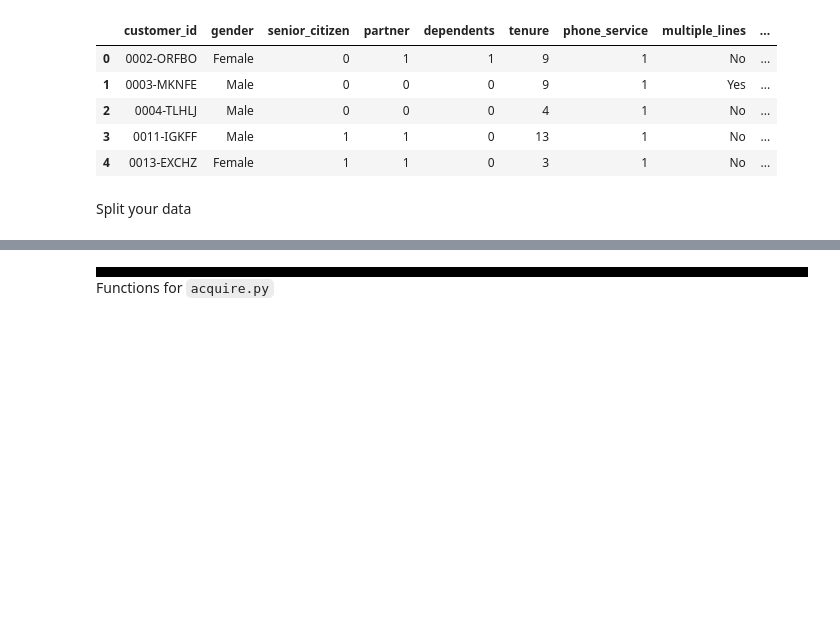
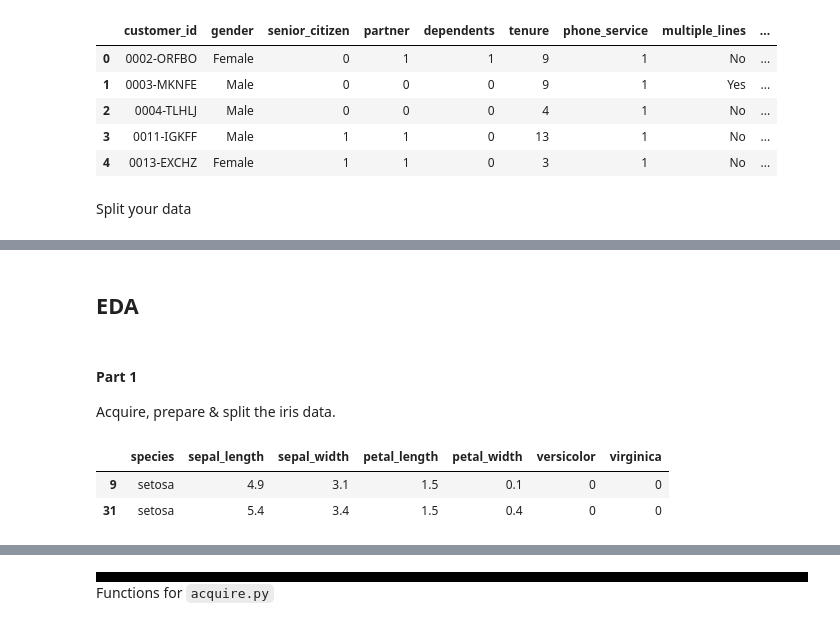
Before and after one commit to martin-reyes/5_classification-exercises, a Jupyter notebook: classification_exercises.ipynb, the cells around one changed output, grey strips where cells are left out. Saved outputs shown, nothing was run; the diff lists cells and outputs as text; code cells hidden in the pictures; blank space fills up the shorter version.

```diff
--- a/classification_exercises.ipynb
+++ b/classification_exercises.ipynb
@@ -408,0 +454,15 @@ print(len(train_telco), len(validate_telco), len(test_telco))
+# %% [markdown]
+## EDA
+# %% [markdown]
+#### Part 1
+
+Acquire, prepare & split the iris data.
+# %%
+iris = prepare.prep_iris()
+train_iris, val_iris, test_iris = prepare.split_data(iris, test_size=.15, validate_size=.15)
+
+train_iris.head(2)
+# %% [output]
+|  | species | sepal_length | sepal_width | petal_length | petal_width | versicolor | virginica |
+| 9 | setosa | 4.9 | 3.1 | 1.5 | 0.1 | 0 | 0 |
+| 31 | setosa | 5.4 | 3.4 | 1.5 | 0.4 | 0 | 0 |
```
Also changed, not shown: parts of 15 cells of this notebook, 3 other files.
